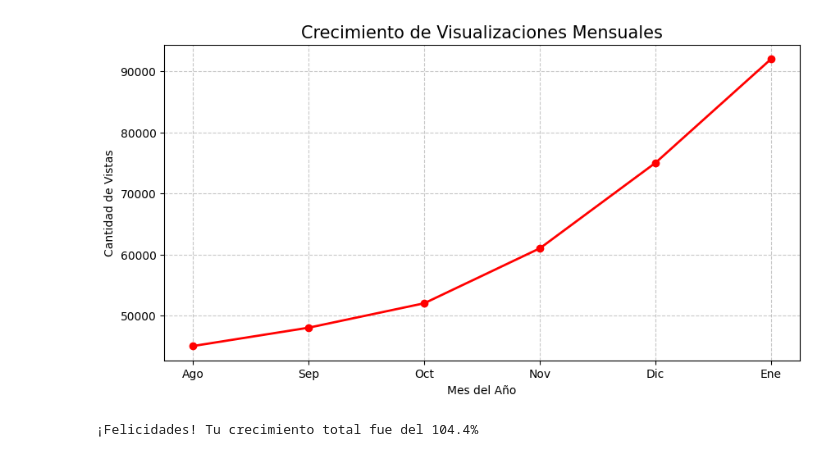
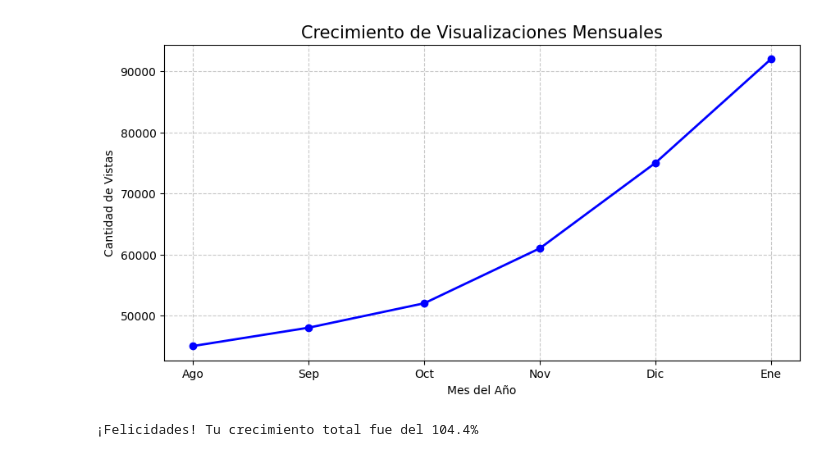
Before and after one commit to Franncippi/Prueba, a Jupyter notebook: Practica_Fran.ipynb, the cells around one changed output. Cells and saved outputs as stored; diff of their text form; code cells hidden in the pictures.

```diff
--- a/Practica_Fran.ipynb
+++ b/Practica_Fran.ipynb
@@ -3,32 +3,32 @@
 # %%
 import pandas as pd
 import matplotlib.pyplot as plt
 
 # 1. Creamos datos ficticios de tus visualizaciones mensuales
 data = {
     'Mes': ['Ago', 'Sep', 'Oct', 'Nov', 'Dic', 'Ene'],
     'Vistas_Totales': [45000, 48000, 52000, 61000, 75000, 92000],
     'Nuevos_Seguidores': [120, 150, 180, 240, 310, 450]
 }
 
 # 2. Convertimos los datos a un DataFrame (formato tabla de Pandas)
 df = pd.DataFrame(data)
 
 # 3. Creamos un gráfico para ver la tendencia
 plt.figure(figsize=(10, 5))
-plt.plot(df['Mes'], df['Vistas_Totales'], marker='o', color='red', linestyle='-', linewidth=2)
+plt.plot(df['Mes'], df['Vistas_Totales'], marker='o', color="blue", linestyle='-', linewidth=2)
 
 # Personalización del gráfico
 plt.title('Crecimiento de Visualizaciones Mensuales', fontsize=15)
 plt.xlabel('Mes del Año')
 plt.ylabel('Cantidad de Vistas')
 plt.grid(True, linestyle='--', alpha=0.7)
 
 # Mostrar el gráfico
 plt.show()
 
 # 4. Mostrar una estadística simple
 print(f"¡Felicidades! Tu crecimiento total fue del {((df['Vistas_Totales'].iloc[-1] / df['Vistas_Totales'].iloc[0]) - 1) * 100:.1f}%")
 # %% [output]
-[figure, old version]
+[figure, new version]
 ¡Felicidades! Tu crecimiento total fue del 104.4%
```
